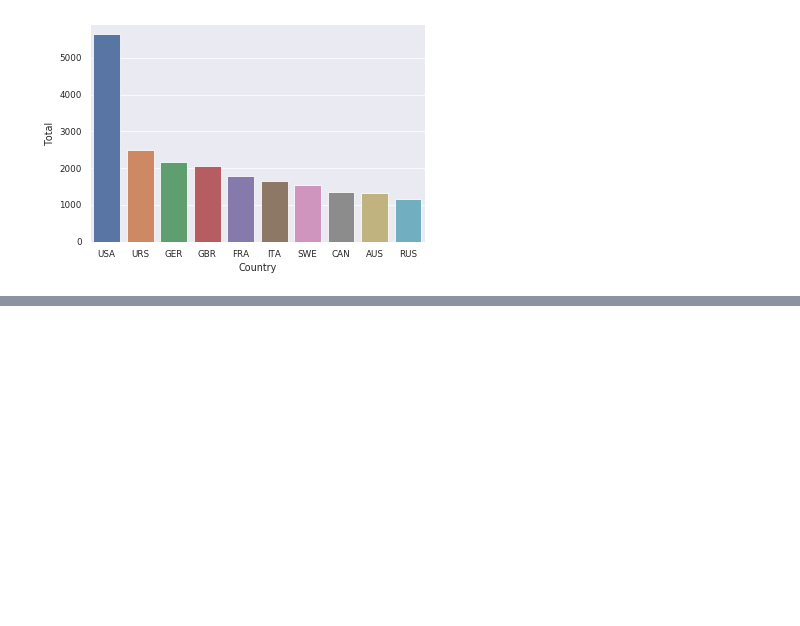
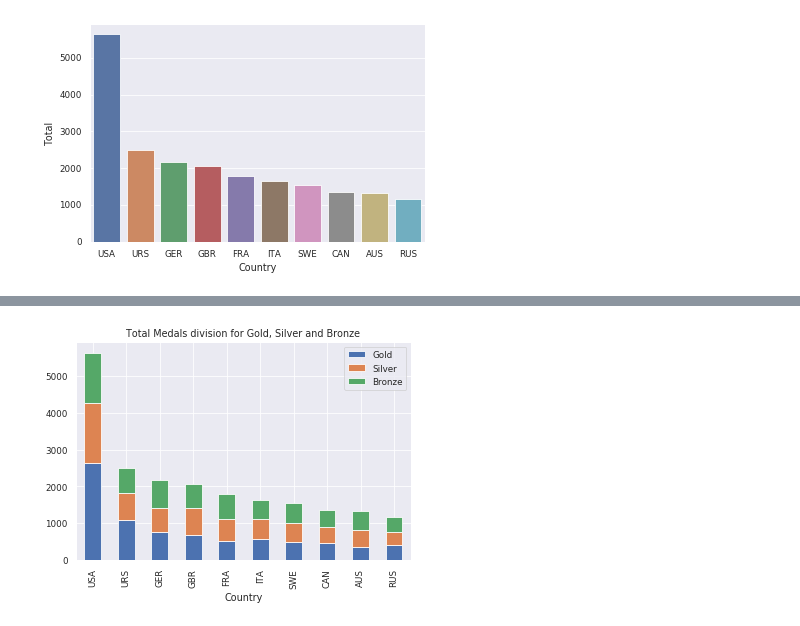
Before and after one commit to AMMLRepos/Data-Analysis-120-years-of-olympic-history, a Jupyter notebook: data_analysis_120_years_of_olympic.ipynb, the cells around one changed output, grey strips where cells are left out. Saved outputs shown, nothing was run; the diff lists cells and outputs as text; code cells hidden in the pictures; blank space fills up the shorter version.

```diff
--- a/data_analysis_120_years_of_olympic.ipynb
+++ b/data_analysis_120_years_of_olympic.ipynb
@@ -576,3 +633,9 @@ sns.barplot(x = "Country", y = "Total", data = medal_count_df.head(10));
+# %%
+medal_count_df.sort_values("Total", axis = 0, ascending = False, inplace = True)
+temp_medal_df = medal_count_df.drop(["Total"], axis = 1)
+temp_medal_df.head(10).plot(x = 'Country', kind='bar', stacked=True, title='Total Medals division for Gold, Silver and Bronze');
+# %% [output]
+[figure, added]
 # %% [markdown]
 #Summary
 
```
Also changed, not shown: parts of 9 cells of this notebook.
